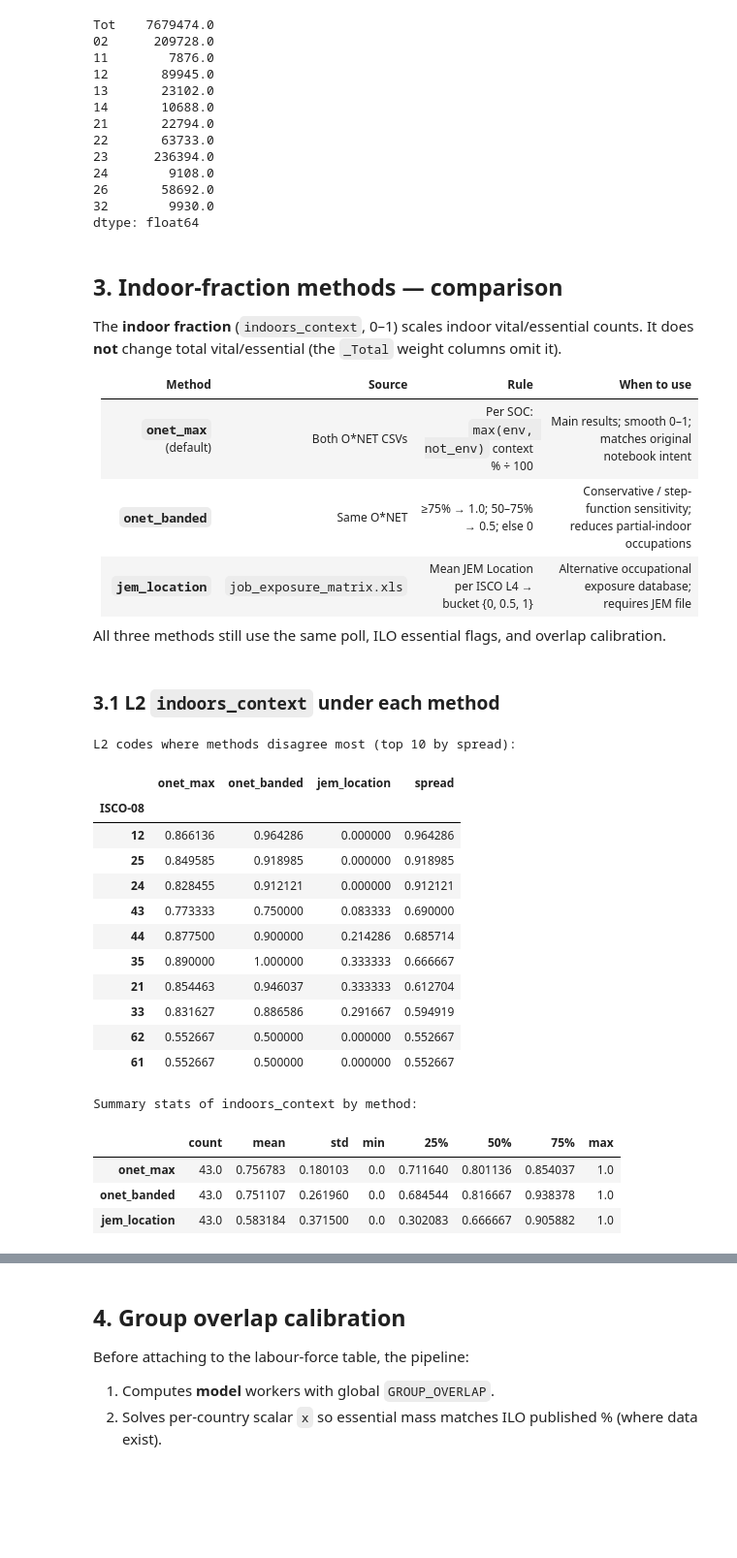
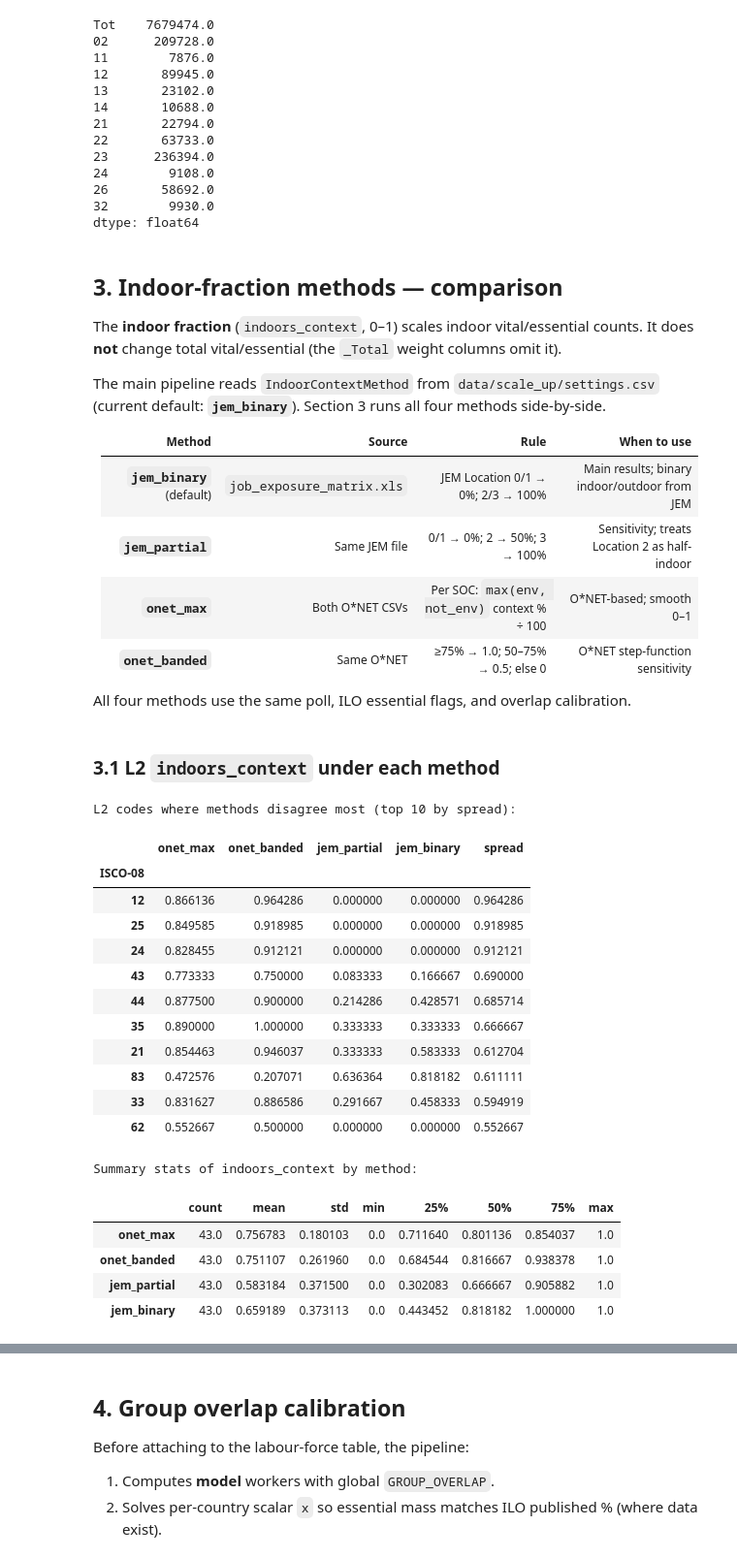
Before and after one commit to jamesmulhall/InRoomAirFilterScaleUp, a Jupyter notebook: scripts/essential_workers_processing.ipynb, the cells around one changed output, grey strips where cells are left out. Shown at 97% size. Cells and saved outputs as stored; diff of their text form; code cells hidden in the pictures; blank space fills up the shorter version.

```diff
--- a/scripts/essential_workers_processing.ipynb
+++ b/scripts/essential_workers_processing.ipynb
@@ -130,5 +136,7 @@ outputs = ew.run_pipeline(
     write_indoor_sensitivity=True,
 )
 lf = outputs.labour_force_df
-print(f'Pipeline complete — {len(lf)} countries. See **Key results** (section 10) for manuscript numbers.')
+method = ew.load_indoor_context_method()
+print(f'Pipeline complete — {len(lf)} countries (IndoorContextMethod={method}).')
+print('See **Key results** (section 10) for manuscript numbers.')
 # %% [output]
@@ -204,12 +214,15 @@ Default indoor method here is `onet_max` (same as `run_pipeline`).
 # %%
+indoor_method = ew.load_indoor_context_method()
+jem_methods = ('jem_partial', 'jem_binary')
 weights_template = ew._build_isco_lvl2_template(
     poll_df,
     crosswalk_df,
     onet_controlled_df=onet_env_df,
     onet_not_controlled_df=onet_not_df,
-    indoor_context_method='onet_max',
-    jem_path=JEM_PATH if HAS_JEM else None,
+    indoor_context_method=indoor_method,
+    jem_path=JEM_PATH if indoor_method in jem_methods else None,
 )
+print(f'Building weight template with indoor_context_method={indoor_method!r}')
 weights = ew.apply_group_overlaps(weights_template, ew.GROUP_OVERLAP)
 
 cols = [
@@ -275,58 +289,63 @@ dtype: float64
 The **indoor fraction** (`indoors_context`, 0–1) scales indoor vital/essential counts.
 It does **not** change total vital/essential (the `_Total` weight columns omit it).
 
+The main pipeline reads `IndoorContextMethod` from `data/scale_up/settings.csv`
+(current default: **`jem_binary`**). Section 3 runs all four methods side-by-side.
+
 | Method | Source | Rule | When to use |
 | --- | --- | --- | --- |
-| **`onet_max`** (default) | Both O*NET CSVs | Per SOC: `max(env, not_env)` context % ÷ 100 | Main results; smooth 0–1; matches original notebook intent |
-| **`onet_banded`** | Same O*NET | ≥75% → 1.0; 50–75% → 0.5; else 0 | Conservative / step-function sensitivity; reduces partial-indoor occupations |
-| **`jem_location`** | `job_exposure_matrix.xls` | Mean JEM Location per ISCO L4 → bucket {0, 0.5, 1} | Alternative occupational exposure database; requires JEM file |
+| **`jem_binary`** (default) | `job_exposure_matrix.xls` | JEM Location 0/1 → 0%; 2/3 → 100% | Main results; binary indoor/outdoor from JEM |
+| **`jem_partial`** | Same JEM file | 0/1 → 0%; 2 → 50%; 3 → 100% | Sensitivity; treats Location 2 as half-indoor |
+| **`onet_max`** | Both O*NET CSVs | Per SOC: `max(env, not_env)` context % ÷ 100 | O*NET-based; smooth 0–1 |
+| **`onet_banded`** | Same O*NET | ≥75% → 1.0; 50–75% → 0.5; else 0 | O*NET step-function sensitivity |
 
-All three methods still use the same poll, ILO essential flags, and overlap calibration.
+All four methods use the same poll, ILO essential flags, and overlap calibration.
 # %% [markdown]
 ### 3.1 L2 `indoors_context` under each method
 # %%
 def weights_for_method(method: ew.IndoorContextMethod) -> pd.DataFrame:
+    jem_methods = ('jem_partial', 'jem_binary')
     return ew.build_isco_lvl2_weights(
         poll_df, crosswalk_df,
         onet_controlled_df=onet_env_df,
         onet_not_controlled_df=onet_not_df,
         indoor_context_method=method,
-        jem_path=JEM_PATH if method == 'jem_location' else None,
+        jem_path=JEM_PATH if method in jem_methods else None,
     )
 
-methods: list[ew.IndoorContextMethod] = ['onet_max', 'onet_banded']
-if HAS_JEM:
-    methods.append('jem_location')
-else:
-    print('Skipping jem_location — job_exposure_matrix.xls not in data/')
+methods: list[ew.IndoorContextMethod] = list(ew.INDOOR_CONTEXT_METHODS)
+if not HAS_JEM:
+    methods = [m for m in methods if not m.startswith('jem_')]
+    print('Skipping jem_partial and jem_binary — job_exposure_matrix.xls not in data/')
 
 indoor_compare = pd.DataFrame({
     m: weights_for_method(m)[ew.INDOORS_CONTEXT_COLUMN] for m in methods
 })
 indoor_compare['spread'] = indoor_compare.max(axis=1) - indoor_compare.min(axis=1)
 print('L2 codes where methods disagree most (top 10 by spread):')
 display(indoor_compare.sort_values('spread', ascending=False).head(10))
 print('\nSummary stats of indoors_context by method:')
 display(indoor_compare[methods].describe().T)
 # %% [output]
 L2 codes where methods disagree most (top 10 by spread):
-|  | onet_max | onet_banded | jem_location | spread |
-| ISCO-08 |  |  |  |  |
-| 12 | 0.866136 | 0.964286 | 0.000000 | 0.964286 |
-| 25 | 0.849585 | 0.918985 | 0.000000 | 0.918985 |
-| 24 | 0.828455 | 0.912121 | 0.000000 | 0.912121 |
-| 43 | 0.773333 | 0.750000 | 0.083333 | 0.690000 |
-| 44 | 0.877500 | 0.900000 | 0.214286 | 0.685714 |
-| 35 | 0.890000 | 1.000000 | 0.333333 | 0.666667 |
-| 21 | 0.854463 | 0.946037 | 0.333333 | 0.612704 |
-| 33 | 0.831627 | 0.886586 | 0.291667 | 0.594919 |
-| 62 | 0.552667 | 0.500000 | 0.000000 | 0.552667 |
-| 61 | 0.552667 | 0.500000 | 0.000000 | 0.552667 |
+|  | onet_max | onet_banded | jem_partial | jem_binary | spread |
+| ISCO-08 |  |  |  |  |  |
+| 12 | 0.866136 | 0.964286 | 0.000000 | 0.000000 | 0.964286 |
+| 25 | 0.849585 | 0.918985 | 0.000000 | 0.000000 | 0.918985 |
+| 24 | 0.828455 | 0.912121 | 0.000000 | 0.000000 | 0.912121 |
+| 43 | 0.773333 | 0.750000 | 0.083333 | 0.166667 | 0.690000 |
+| 44 | 0.877500 | 0.900000 | 0.214286 | 0.428571 | 0.685714 |
+| 35 | 0.890000 | 1.000000 | 0.333333 | 0.333333 | 0.666667 |
+| 21 | 0.854463 | 0.946037 | 0.333333 | 0.583333 | 0.612704 |
+| 83 | 0.472576 | 0.207071 | 0.636364 | 0.818182 | 0.611111 |
+| 33 | 0.831627 | 0.886586 | 0.291667 | 0.458333 | 0.594919 |
+| 62 | 0.552667 | 0.500000 | 0.000000 | 0.000000 | 0.552667 |
 Summary stats of indoors_context by method:
 |  | count | mean | std | min | 25% | 50% | 75% | max |
 | onet_max | 43.0 | 0.756783 | 0.180103 | 0.0 | 0.711640 | 0.801136 | 0.854037 | 1.0 |
 | onet_banded | 43.0 | 0.751107 | 0.261960 | 0.0 | 0.684544 | 0.816667 | 0.938378 | 1.0 |
-| jem_location | 43.0 | 0.583184 | 0.371500 | 0.0 | 0.302083 | 0.666667 | 0.905882 | 1.0 |
+| jem_partial | 43.0 | 0.583184 | 0.371500 | 0.0 | 0.302083 | 0.666667 | 0.905882 | 1.0 |
+| jem_binary | 43.0 | 0.659189 | 0.373113 | 0.0 | 0.443452 | 0.818182 | 1.000000 | 1.0 |
 # %% [markdown]
 ### 3.2 O*NET SOC → ISCO example (how `onet_max` vs `onet_banded` differ)
 
```
Also changed, not shown: parts of 22 cells of this notebook, 58 other files.
